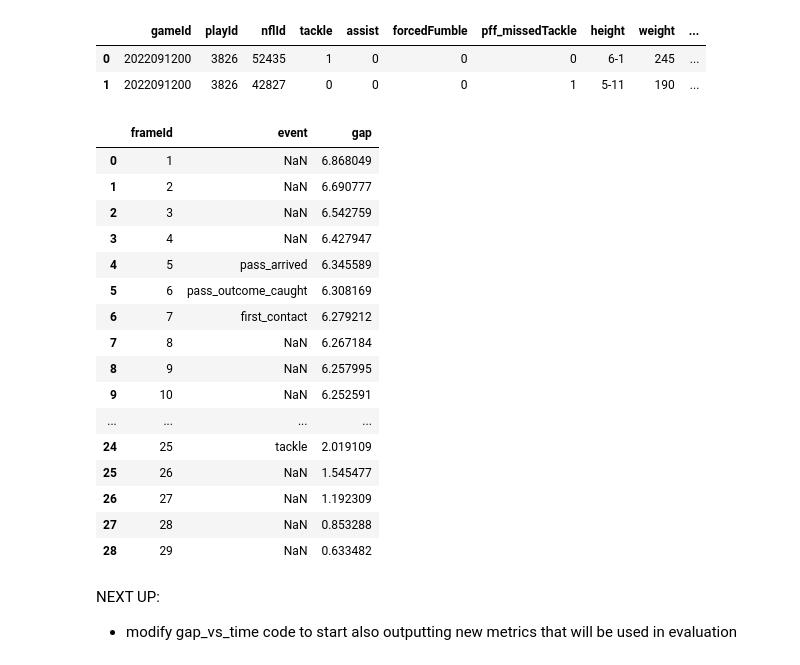
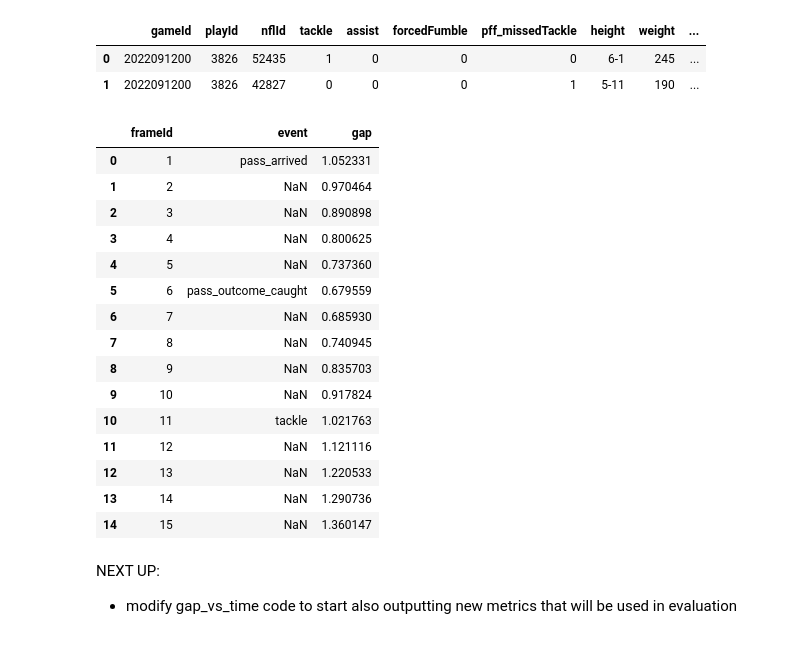
Before and after one commit to pschlais/kaggle_nfl_bdb_2024, a Jupyter notebook: exploration_tackle_events.ipynb, the cells around one changed output. Saved outputs shown, nothing was run; the diff lists cells and outputs as text; code cells hidden in the pictures.

```diff
--- a/exploration_tackle_events.ipynb
+++ b/exploration_tackle_events.ipynb
@@ -771,28 +789,27 @@ tackle_df.query('gameId==2022091200 & playId==3826').merge(player_df, on='nflId'
 | 0 | 2022091200 | 3826 | 52435 | 1 | 0 | 0 | 0 | 6-1 | 245 | ... |
 | 1 | 2022091200 | 3826 | 42827 | 0 | 0 | 0 | 1 | 5-11 | 190 | ... |
 # %%
-game_id = 2022091105
-play_id = 936
+game_id = 2022091100
+play_id = 3310
 temp2 = get_gap_vs_time(all_track_df.query(f'gameId=={game_id} & playId=={play_id}'), play_df, tackle_df)
 temp2
 # %% [output]
 |  | frameId | event | gap |
-| 0 | 1 | NaN | 6.868049 |
-| 1 | 2 | NaN | 6.690777 |
-| 2 | 3 | NaN | 6.542759 |
-| 3 | 4 | NaN | 6.427947 |
-| 4 | 5 | pass_arrived | 6.345589 |
-| 5 | 6 | pass_outcome_caught | 6.308169 |
-| 6 | 7 | first_contact | 6.279212 |
-| 7 | 8 | NaN | 6.267184 |
-| 8 | 9 | NaN | 6.257995 |
-| 9 | 10 | NaN | 6.252591 |
-| ... | ... | ... | ... |
-| 24 | 25 | tackle | 2.019109 |
-| 25 | 26 | NaN | 1.545477 |
-| 26 | 27 | NaN | 1.192309 |
-| 27 | 28 | NaN | 0.853288 |
-| 28 | 29 | NaN | 0.633482 |
+| 0 | 1 | pass_arrived | 1.052331 |
+| 1 | 2 | NaN | 0.970464 |
+| 2 | 3 | NaN | 0.890898 |
+| 3 | 4 | NaN | 0.800625 |
+| 4 | 5 | NaN | 0.737360 |
+| 5 | 6 | pass_outcome_caught | 0.679559 |
+| 6 | 7 | NaN | 0.685930 |
+| 7 | 8 | NaN | 0.740945 |
+| 8 | 9 | NaN | 0.835703 |
+| 9 | 10 | NaN | 0.917824 |
+| 10 | 11 | tackle | 1.021763 |
+| 11 | 12 | NaN | 1.121116 |
+| 12 | 13 | NaN | 1.220533 |
+| 13 | 14 | NaN | 1.290736 |
+| 14 | 15 | NaN | 1.360147 |
 # %% [markdown]
 NEXT UP:
 * modify gap_vs_time code to start also outputting new metrics that will be used in evaluation
```
Also changed, not shown: parts of 8 cells of this notebook, 1 other file.
